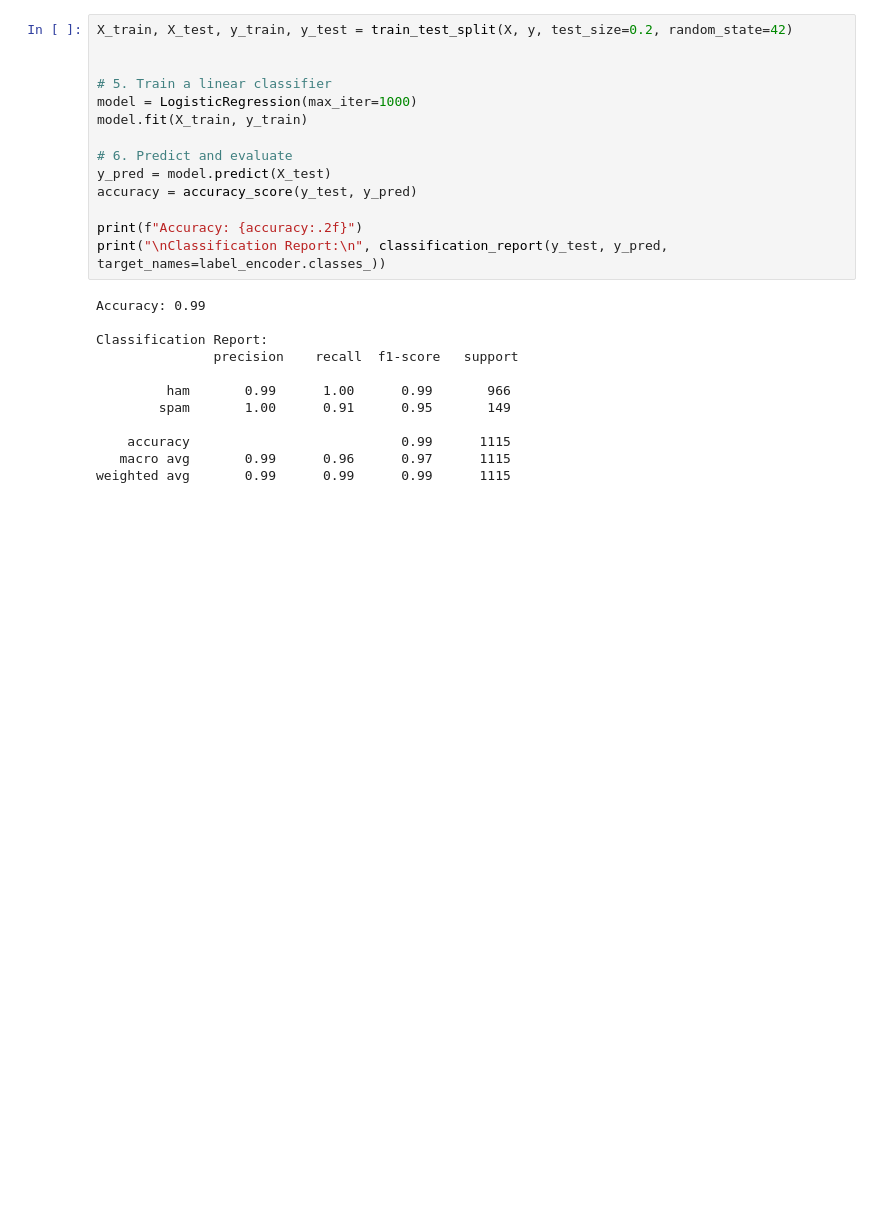
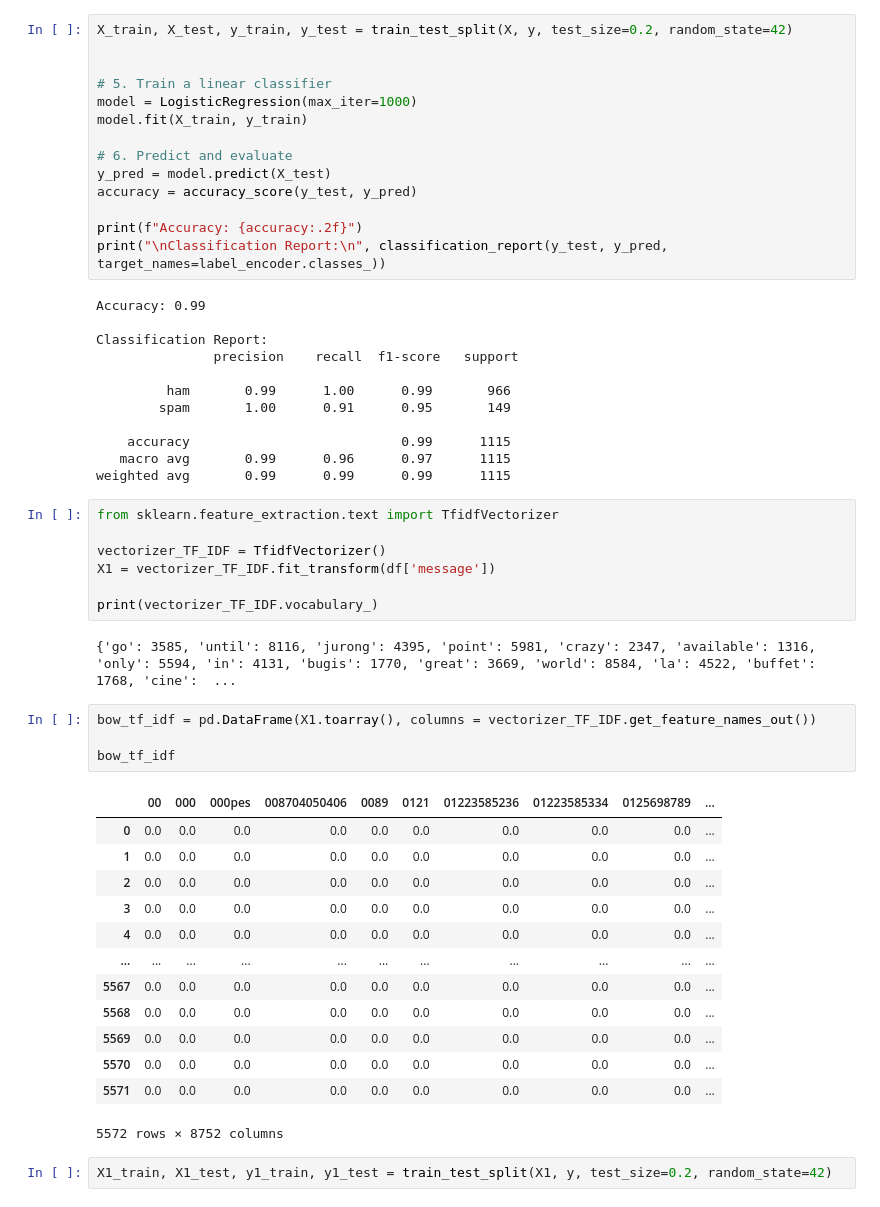
Before and after one commit to AhmedRafid023/deeplearning-with-tensorflow, a Jupyter notebook: bagOfWord.ipynb, the cells around one changed output. Saved outputs shown, nothing was run; the diff lists cells and outputs as text; blank space fills up the shorter version.

```diff
--- a/bagOfWord.ipynb
+++ b/bagOfWord.ipynb
@@ -89,3 +89,32 @@ Classification Report:
     accuracy                           0.99      1115
    macro avg       0.99      0.96      0.97      1115
 weighted avg       0.99      0.99      0.99      1115
+# %%
+from sklearn.feature_extraction.text import TfidfVectorizer
+
+vectorizer_TF_IDF = TfidfVectorizer()
+X1 = vectorizer_TF_IDF.fit_transform(df['message'])
+
+print(vectorizer_TF_IDF.vocabulary_)
+# %% [output]
+{'go': 3585, 'until': 8116, 'jurong': 4395, 'point': 5981, 'crazy': 2347, 'available': 1316, 'only': 5594, 'in': 4131, 'bugis': 1770, 'great': 3669, 'world': 8584, 'la': 4522, 'buffet': 1768, 'cine':  ...
+# %%
+bow_tf_idf = pd.DataFrame(X1.toarray(), columns = vectorizer_TF_IDF.get_feature_names_out())
+
+bow_tf_idf
+# %% [output]
+|  | 00 | 000 | 000pes | 008704050406 | 0089 | 0121 | 01223585236 | 01223585334 | 0125698789 | ... |
+| 0 | 0.0 | 0.0 | 0.0 | 0.0 | 0.0 | 0.0 | 0.0 | 0.0 | 0.0 | ... |
+| 1 | 0.0 | 0.0 | 0.0 | 0.0 | 0.0 | 0.0 | 0.0 | 0.0 | 0.0 | ... |
+| 2 | 0.0 | 0.0 | 0.0 | 0.0 | 0.0 | 0.0 | 0.0 | 0.0 | 0.0 | ... |
+| 3 | 0.0 | 0.0 | 0.0 | 0.0 | 0.0 | 0.0 | 0.0 | 0.0 | 0.0 | ... |
+| 4 | 0.0 | 0.0 | 0.0 | 0.0 | 0.0 | 0.0 | 0.0 | 0.0 | 0.0 | ... |
+| ... | ... | ... | ... | ... | ... | ... | ... | ... | ... | ... |
+| 5567 | 0.0 | 0.0 | 0.0 | 0.0 | 0.0 | 0.0 | 0.0 | 0.0 | 0.0 | ... |
+| 5568 | 0.0 | 0.0 | 0.0 | 0.0 | 0.0 | 0.0 | 0.0 | 0.0 | 0.0 | ... |
+| 5569 | 0.0 | 0.0 | 0.0 | 0.0 | 0.0 | 0.0 | 0.0 | 0.0 | 0.0 | ... |
+| 5570 | 0.0 | 0.0 | 0.0 | 0.0 | 0.0 | 0.0 | 0.0 | 0.0 | 0.0 | ... |
+| 5571 | 0.0 | 0.0 | 0.0 | 0.0 | 0.0 | 0.0 | 0.0 | 0.0 | 0.0 | ... |
+5572 rows × 8752 columns
+# %%
+X1_train, X1_test, y1_train, y1_test = train_test_split(X1, y, test_size=0.2, random_state=42)
```
Also changed, not shown: parts of 1 cell of this notebook.
